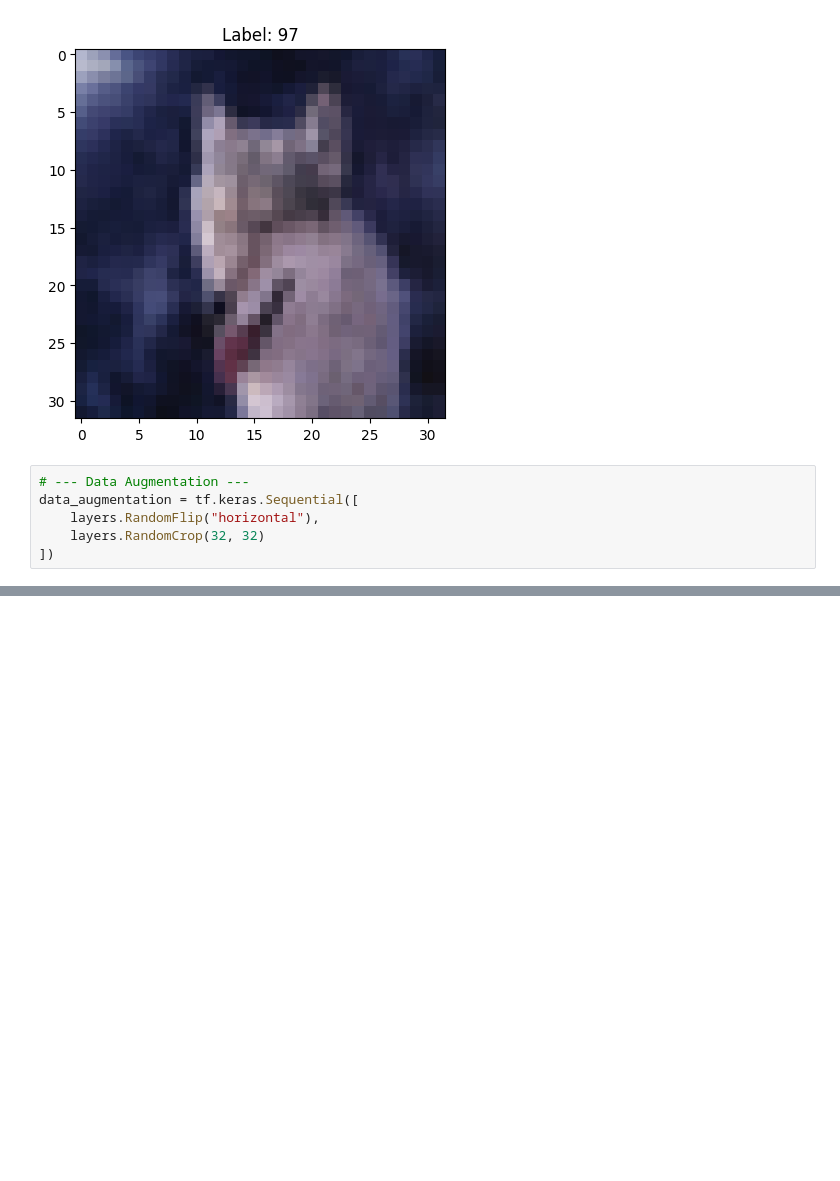
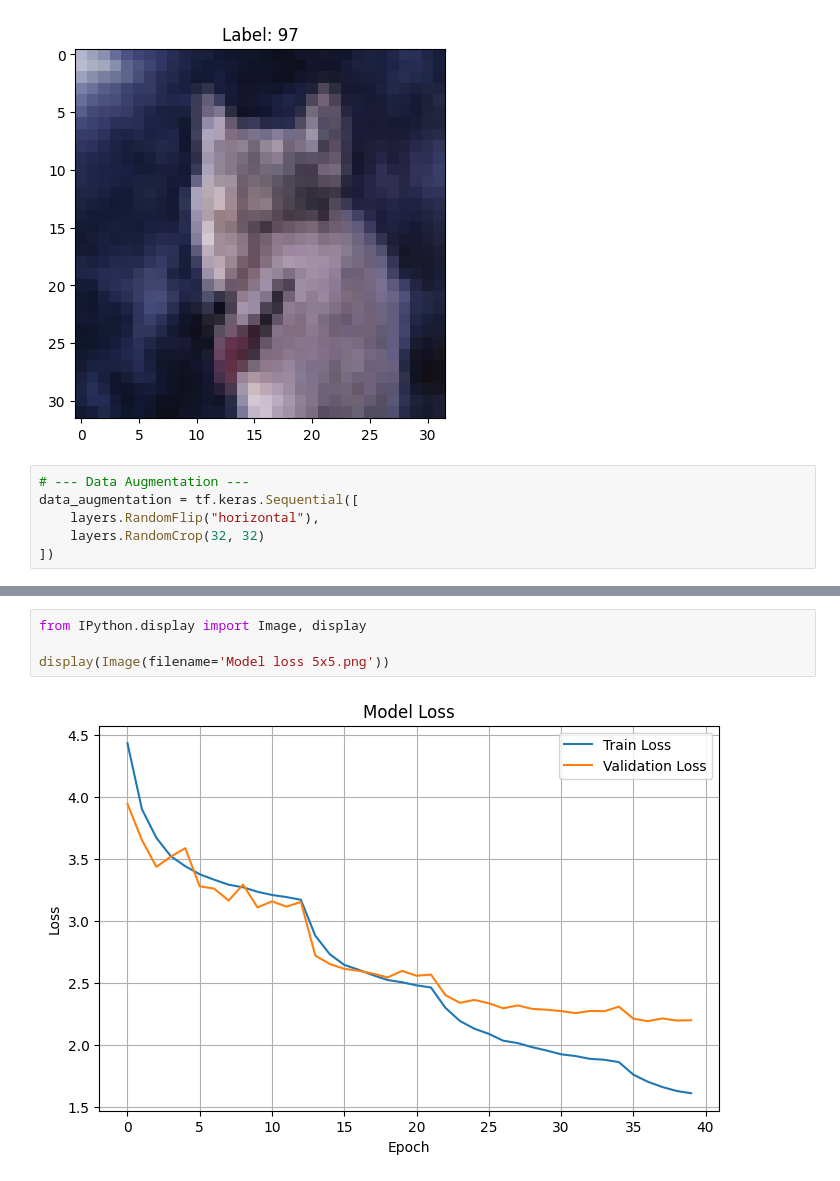
Before and after one commit to minhnhatmai/AIGC550_Advanced_Deep_Learning_Lab06_CNN, a Jupyter notebook: MinhNhat_Mai_Lab06.ipynb, the cells around one changed output, grey strips where cells are left out. Cells and saved outputs as stored; diff of their text form; blank space fills up the shorter version.

```diff
--- a/MinhNhat_Mai_Lab06.ipynb
+++ b/MinhNhat_Mai_Lab06.ipynb
@@ -270,0 +307,6 @@ Training history table with plots saved as 'training_history_table_with_specs_20
+# %%
+from IPython.display import Image, display
+
+display(Image(filename='Model loss 5x5.png'))
+# %% [output]
+[figure, added]
```
Also changed, not shown: parts of 9 cells of this notebook, 6 other files.
